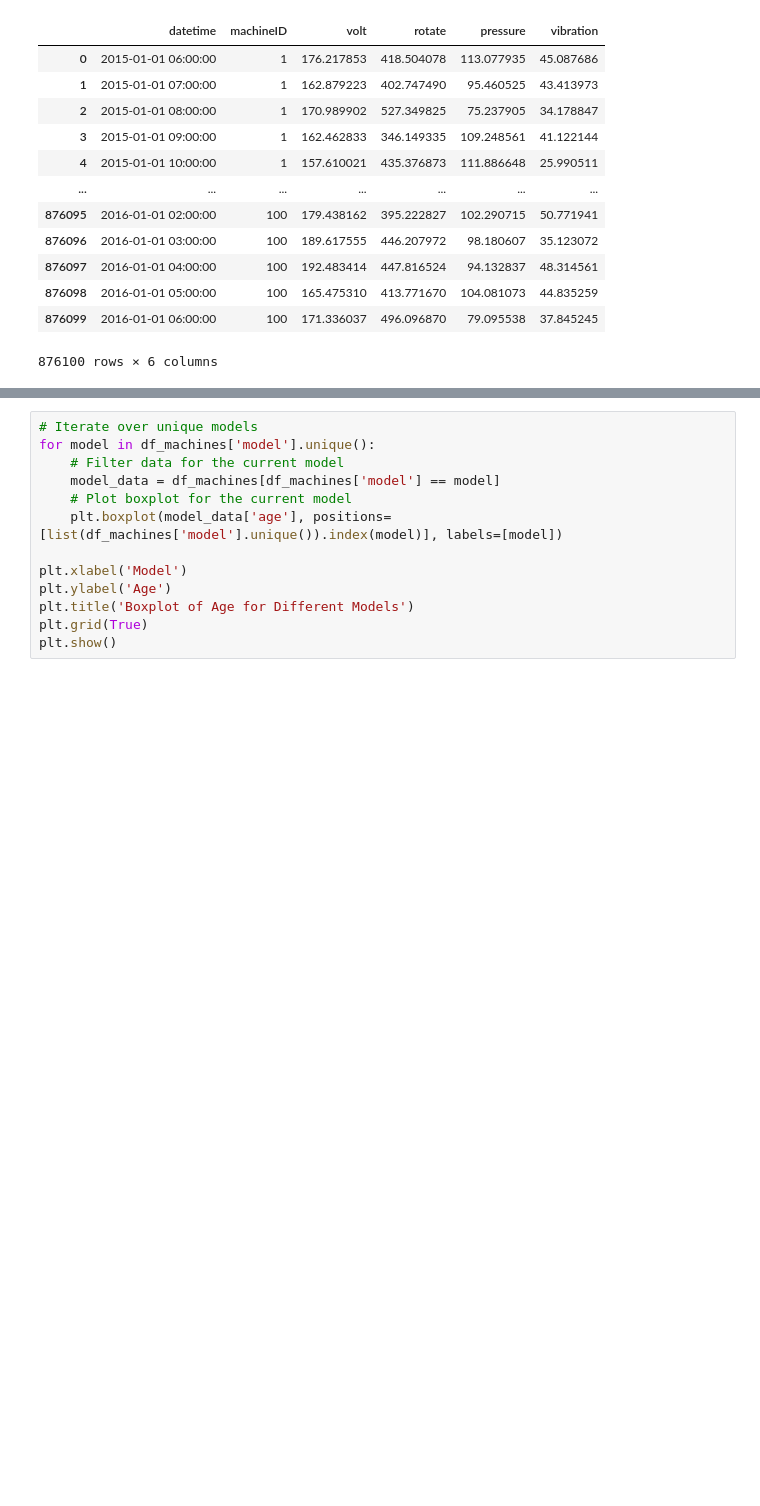
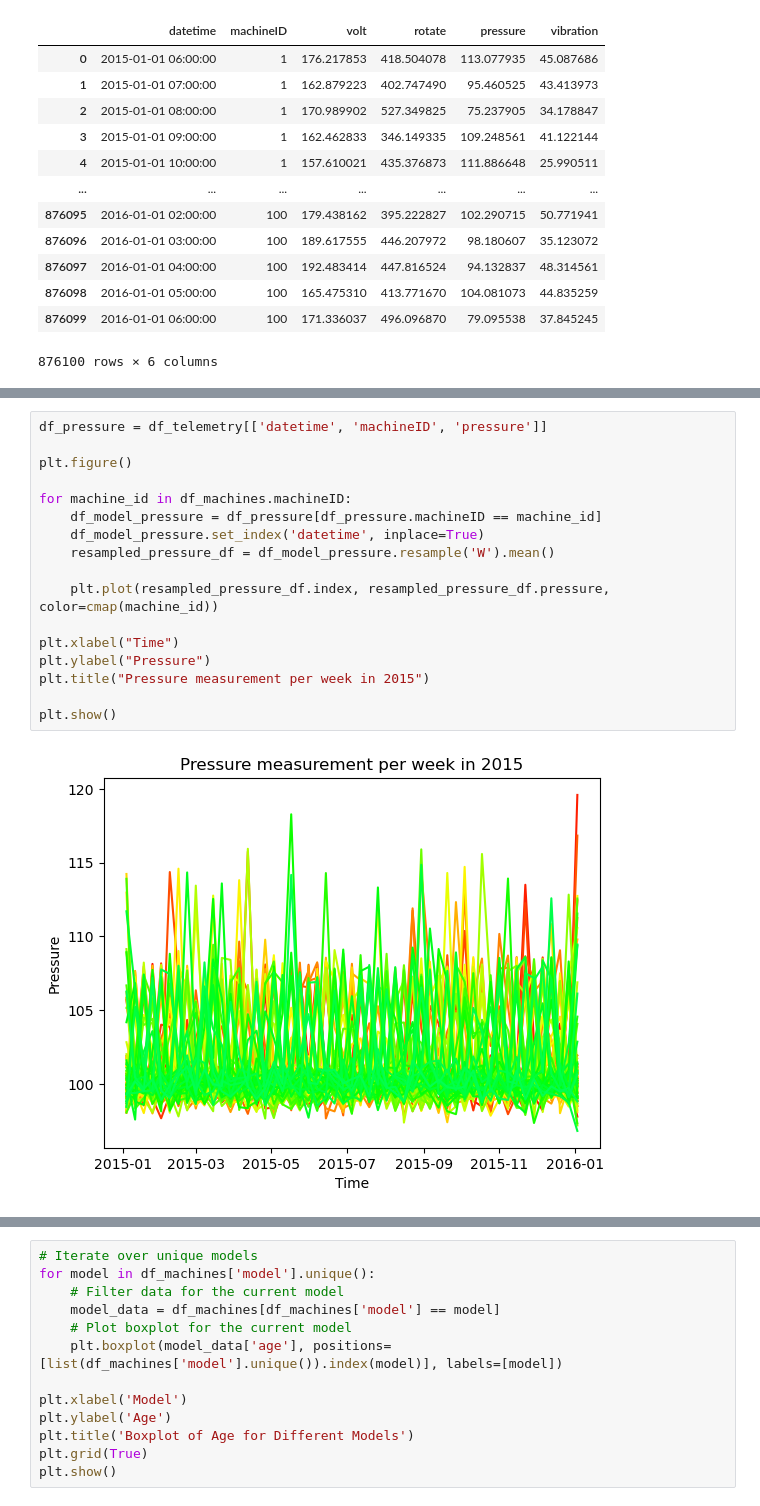
Before and after one commit to secpriano/data-analytics-and-machine-learning, a Jupyter notebook: predictive_maintenance.ipynb, the cells around one changed output, grey strips where cells are left out. Saved outputs shown, nothing was run; the diff lists cells and outputs as text; blank space fills up the shorter version.

```diff
--- a/predictive_maintenance.ipynb
+++ b/predictive_maintenance.ipynb
@@ -178,0 +215,19 @@ plt.show()
+# %%
+df_pressure = df_telemetry[['datetime', 'machineID', 'pressure']]
+
+plt.figure()
+
+for machine_id in df_machines.machineID:
+    df_model_pressure = df_pressure[df_pressure.machineID == machine_id]
+    df_model_pressure.set_index('datetime', inplace=True)
+    resampled_pressure_df = df_model_pressure.resample('W').mean()
+
+    plt.plot(resampled_pressure_df.index, resampled_pressure_df.pressure, color=cmap(machine_id))
+
+plt.xlabel("Time")
+plt.ylabel("Pressure")
+plt.title("Pressure measurement per week in 2015")
+
+plt.show()
+# %% [output]
+[figure, added]
```
Also changed, not shown: parts of 6 cells of this notebook.
